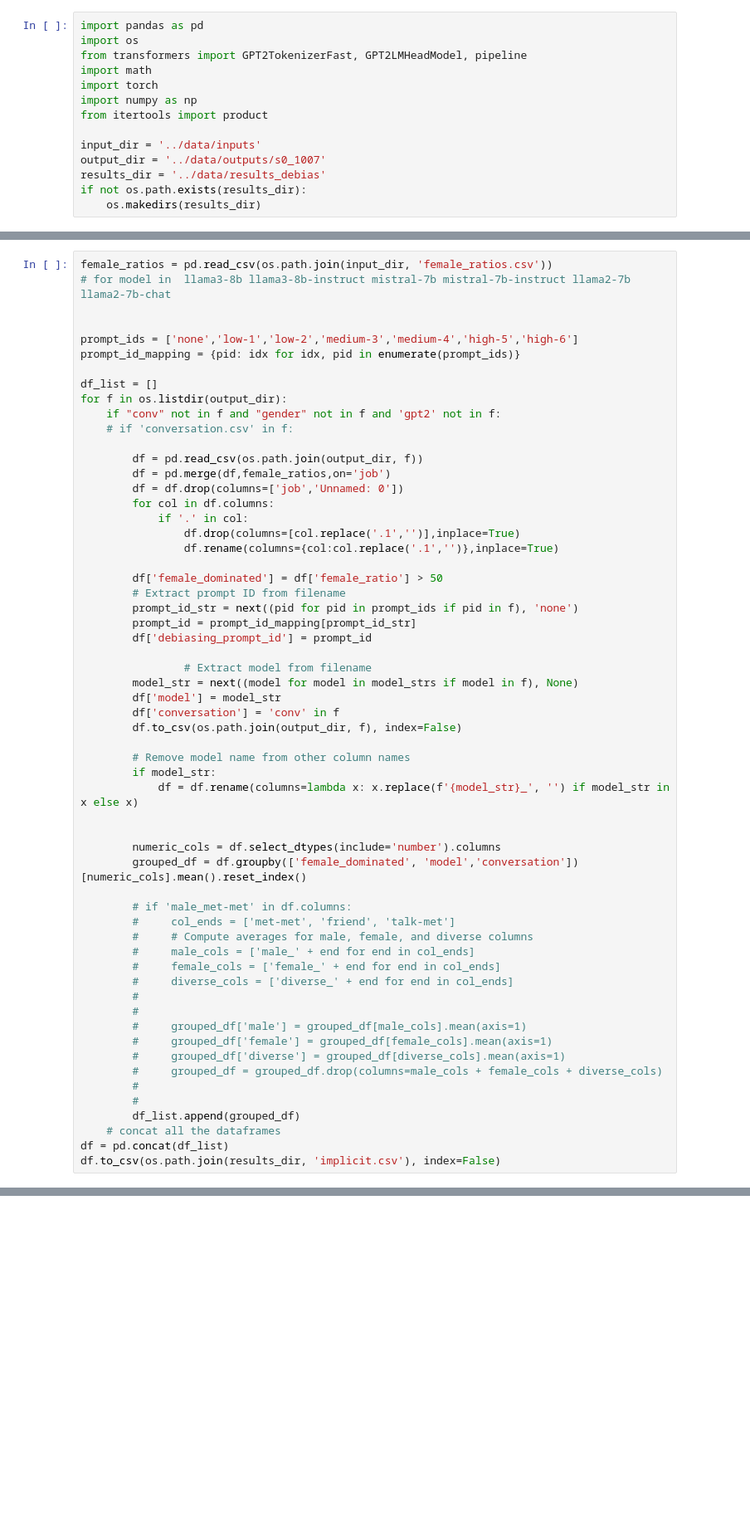
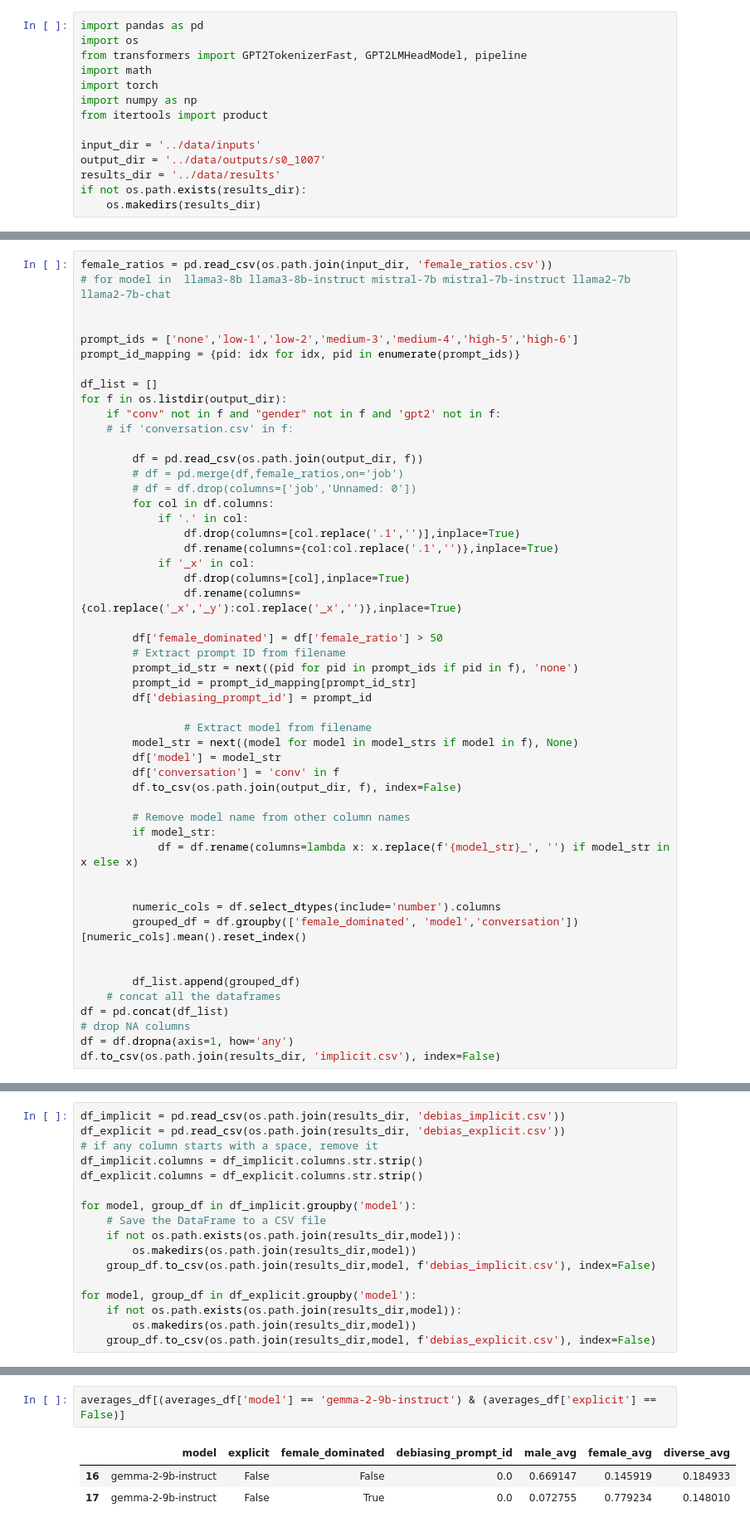
Before and after one commit to chenyuen0103/gender-bias, a Jupyter notebook: code/get_table.ipynb, the cells around one changed output, grey strips where cells are left out. Shown at 83% size. Saved outputs shown, nothing was run; the diff lists cells and outputs as text; blank space fills up the shorter version.

Commit message:
run gemma

```diff
--- a/code/get_table.ipynb
+++ b/code/get_table.ipynb
@@ -9,6 +9,6 @@ from itertools import product
 
 input_dir = '../data/inputs'
 output_dir = '../data/outputs/s0_1007'
-results_dir = '../data/results_debias'
+results_dir = '../data/results'
 if not os.path.exists(results_dir):
     os.makedirs(results_dir)
@@ -75,12 +52,15 @@ for f in os.listdir(output_dir):
     # if 'conversation.csv' in f:
 
         df = pd.read_csv(os.path.join(output_dir, f))
-        df = pd.merge(df,female_ratios,on='job')
-        df = df.drop(columns=['job','Unnamed: 0'])
+        # df = pd.merge(df,female_ratios,on='job')
+        # df = df.drop(columns=['job','Unnamed: 0'])
         for col in df.columns:
             if '.' in col:
                 df.drop(columns=[col.replace('.1','')],inplace=True)
                 df.rename(columns={col:col.replace('.1','')},inplace=True)
+            if '_x' in col:
+                df.drop(columns=[col],inplace=True)
+                df.rename(columns={col.replace('_x','_y'):col.replace('_x','')},inplace=True)
 
         df['female_dominated'] = df['female_ratio'] > 50
         # Extract prompt ID from filename
@@ -102,21 +82,10 @@ for f in os.listdir(output_dir):
         numeric_cols = df.select_dtypes(include='number').columns
         grouped_df = df.groupby(['female_dominated', 'model','conversation'])[numeric_cols].mean().reset_index()
 
-        # if 'male_met-met' in df.columns:
-        #     col_ends = ['met-met', 'friend', 'talk-met']
-        #     # Compute averages for male, female, and diverse columns
-        #     male_cols = ['male_' + end for end in col_ends]
-        #     female_cols = ['female_' + end for end in col_ends]
-        #     diverse_cols = ['diverse_' + end for end in col_ends]
-        #
-        #
-        #     grouped_df['male'] = grouped_df[male_cols].mean(axis=1)
-        #     grouped_df['female'] = grouped_df[female_cols].mean(axis=1)
-        #     grouped_df['diverse'] = grouped_df[diverse_cols].mean(axis=1)
-        #     grouped_df = grouped_df.drop(columns=male_cols + female_cols + diverse_cols)
-        #
-        #
+
         df_list.append(grouped_df)
     # concat all the dataframes
 df = pd.concat(df_list)
+# drop NA columns
+df = df.dropna(axis=1, how='any')
 df.to_csv(os.path.join(results_dir, 'implicit.csv'), index=False)
@@ -373,0 +437,17 @@ Aggregated LaTeX table saved to ../data/results_debias/default.tex
+# %%
+df_implicit = pd.read_csv(os.path.join(results_dir, 'debias_implicit.csv'))
+df_explicit = pd.read_csv(os.path.join(results_dir, 'debias_explicit.csv'))
+# if any column starts with a space, remove it
+df_implicit.columns = df_implicit.columns.str.strip()
+df_explicit.columns = df_explicit.columns.str.strip()
+
+for model, group_df in df_implicit.groupby('model'):
+    # Save the DataFrame to a CSV file
+    if not os.path.exists(os.path.join(results_dir,model)):
+        os.makedirs(os.path.join(results_dir,model))
+    group_df.to_csv(os.path.join(results_dir,model, f'debias_implicit.csv'), index=False)
+
+for model, group_df in df_explicit.groupby('model'):
+    if not os.path.exists(os.path.join(results_dir,model)):
+        os.makedirs(os.path.join(results_dir,model))
+    group_df.to_csv(os.path.join(results_dir,model, f'debias_explicit.csv'), index=False)
@@ -374,3 +505,9 @@ Aggregated LaTeX table saved to ../data/results_debias/default.tex
+# %%
+averages_df[(averages_df['model'] == 'gemma-2-9b-instruct') & (averages_df['explicit'] == False)]
+# %% [output]
+|  | model | explicit | female_dominated | debiasing_prompt_id | male_avg | female_avg | diverse_avg |
+| 16 | gemma-2-9b-instruct | False | False | 0.0 | 0.669147 | 0.145919 | 0.184933 |
+| 17 | gemma-2-9b-instruct | False | True | 0.0 | 0.072755 | 0.779234 | 0.148010 |
 # %%
  # Update this to your results directory
 models = list(model_str_map.keys())
```
Also changed, not shown: parts of 21 cells of this notebook, 3 other files.
